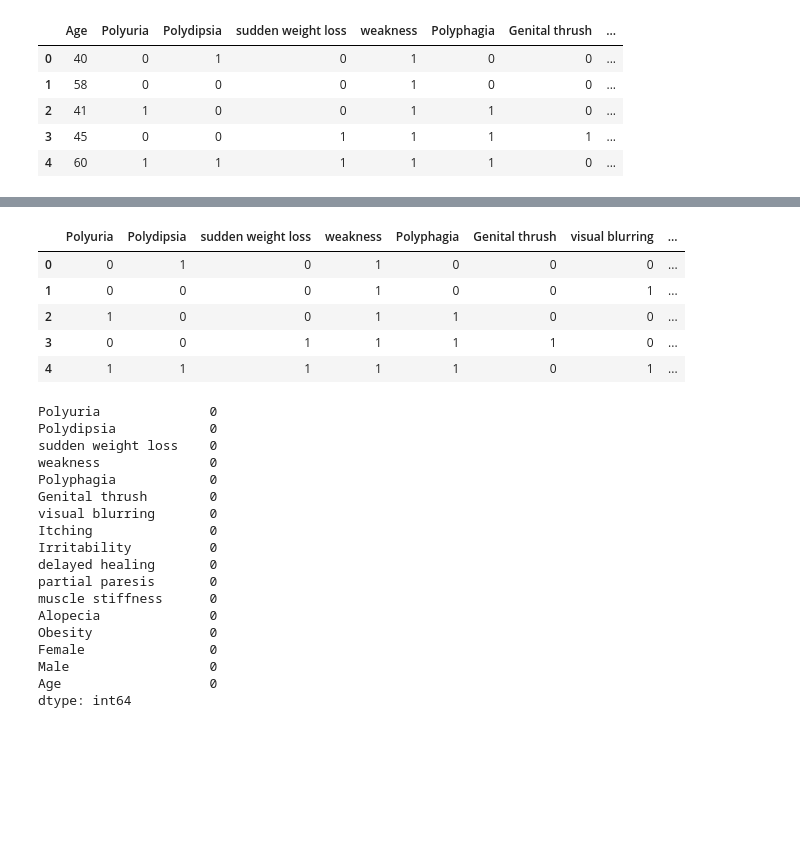
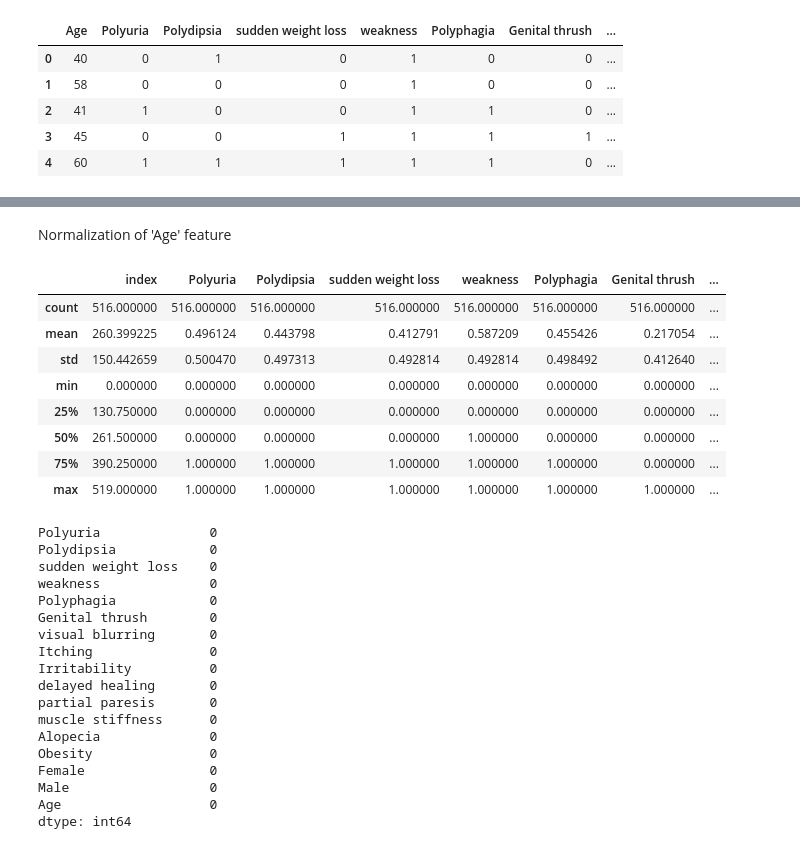
Before and after one commit to funtodaramola/Early-stage-diabetes-risk-prediction-using-Logistic-Regression, a Jupyter notebook: Early_Diabetes_Prediction.ipynb, the cells around one changed output, grey strips where cells are left out. Cells and saved outputs as stored; diff of their text form; code cells hidden in the pictures; blank space fills up the shorter version.

```diff
--- a/Early_Diabetes_Prediction.ipynb
+++ b/Early_Diabetes_Prediction.ipynb
@@ -60,27 +76,28 @@ binaryData.describe()
+# %% [markdown]
+Normalization of 'Age' feature
 # %%
 X = binaryData.drop(['label', 'Age'], axis = 1) # independent variable
 y = binaryData[['label']] #dependent variable
-X2 = binaryData.drop(['label'], axis = 1)
-y2 = binaryData[['label']] #dependent variable
+
 age = binaryData[['Age']]
 X = pd.DataFrame(X, columns = X.columns) #converting scaled data into dataframe
 y = pd.DataFrame(y, columns = y.columns) #ideally train, test data should be in columns
 
-X2 = pd.DataFrame(X2, columns = X2.columns) #converting scaled data into dataframe
-y2 = pd.DataFrame(y2, columns = y2.columns) #ideally train, test data should be in columns
+min_max_scaler = preprocessing.MinMaxScaler()
+ageScaled = min_max_scaler.fit_transform(age)
+ageNorm = pd.DataFrame(ageScaled)
+ageNorm.columns =['Age']
+normX = pd.concat([X, ageNorm], axis=1)
+normX.describe() #now the min and max values are all 0 <= X >= 1
+# %% [output]
+|  | index | Polyuria | Polydipsia | sudden weight loss | weakness | Polyphagia | Genital thrush | ... |
+| count | 516.000000 | 516.000000 | 516.000000 | 516.000000 | 516.000000 | 516.000000 | 516.000000 | ... |
+| mean | 260.399225 | 0.496124 | 0.443798 | 0.412791 | 0.587209 | 0.455426 | 0.217054 | ... |
+| std | 150.442659 | 0.500470 | 0.497313 | 0.492814 | 0.492814 | 0.498492 | 0.412640 | ... |
+| min | 0.000000 | 0.000000 | 0.000000 | 0.000000 | 0.000000 | 0.000000 | 0.000000 | ... |
+| 25% | 130.750000 | 0.000000 | 0.000000 | 0.000000 | 0.000000 | 0.000000 | 0.000000 | ... |
+| 50% | 261.500000 | 0.000000 | 0.000000 | 0.000000 | 1.000000 | 0.000000 | 0.000000 | ... |
+| 75% | 390.250000 | 1.000000 | 1.000000 | 1.000000 | 1.000000 | 1.000000 | 0.000000 | ... |
+| max | 519.000000 | 1.000000 | 1.000000 | 1.000000 | 1.000000 | 1.000000 | 1.000000 | ... |
-# %%
-min_max_scaler = preprocessing.MinMaxScaler()
-ageScaled = min_max_scaler.fit_transform(age)
-ageNorm = pd.DataFrame(ageScaled)
-ageNorm.columns =['Age']
-normX = pd.concat([X, ageNorm], axis=1)
-normX.head()
-# %% [output]
-|  | Polyuria | Polydipsia | sudden weight loss | weakness | Polyphagia | Genital thrush | visual blurring | ... |
-| 0 | 0 | 1 | 0 | 1 | 0 | 0 | 0 | ... |
-| 1 | 0 | 0 | 0 | 1 | 0 | 0 | 1 | ... |
-| 2 | 1 | 0 | 0 | 1 | 1 | 0 | 0 | ... |
-| 3 | 0 | 0 | 1 | 1 | 1 | 1 | 0 | ... |
-| 4 | 1 | 1 | 1 | 1 | 1 | 0 | 1 | ... |
 # %%
 #check for missing values
```
Also changed, not shown: parts of 16 cells of this notebook.
